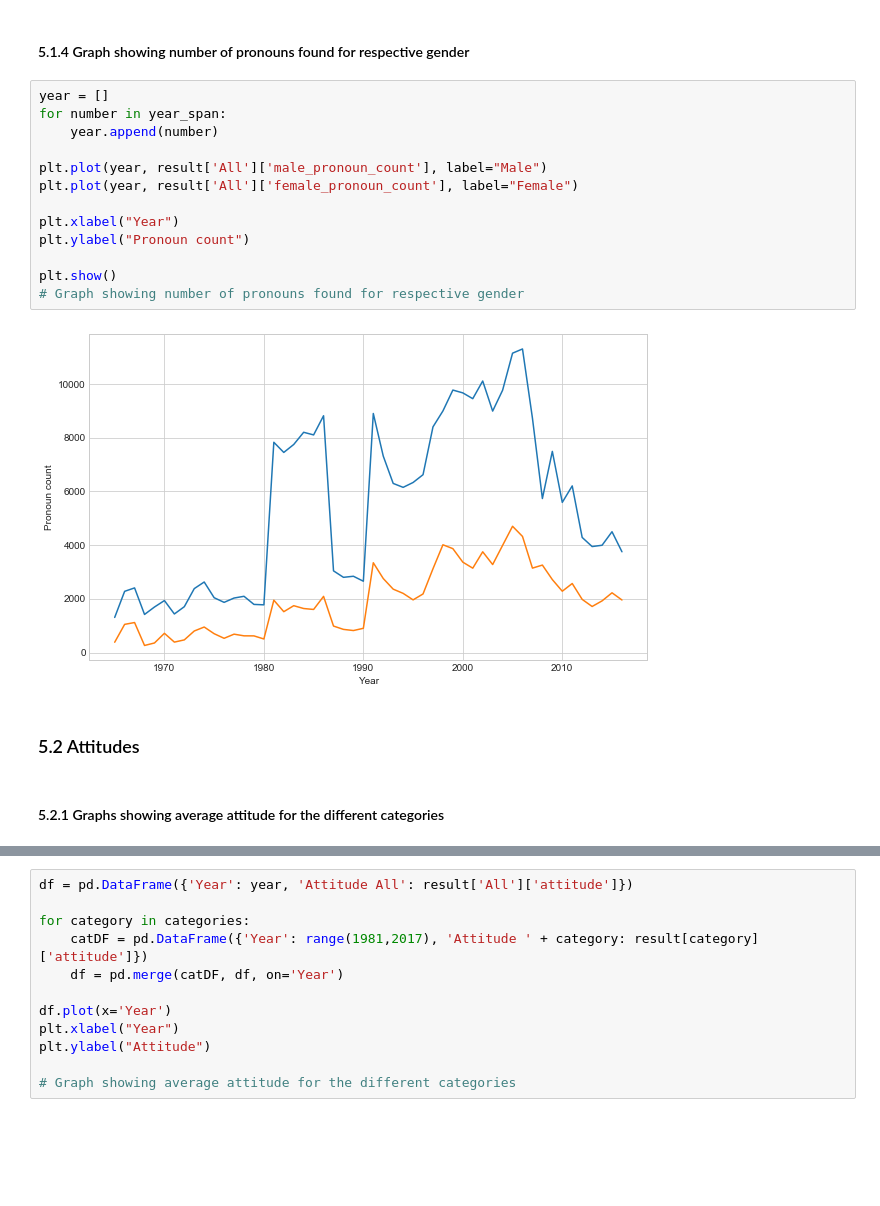
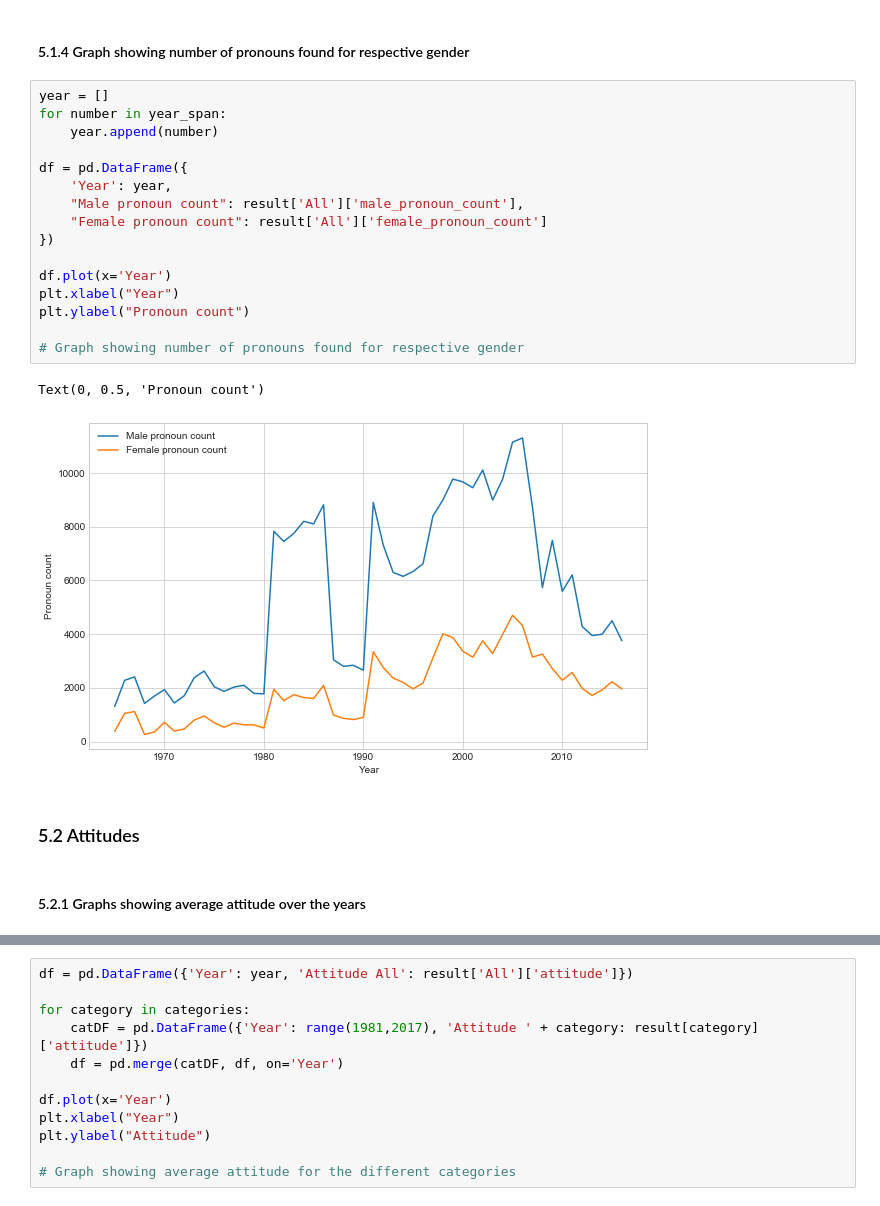
Before and after one commit to thejool/dataminingproject, a Jupyter notebook: Data-Mining-Project-latest.ipynb, the cells around one changed output, grey strips where cells are left out. Drawn from its saved outputs; the diff is of its cells as text; blank space fills up the shorter version.

```diff
--- a/Data-Mining-Project-latest.ipynb
+++ b/Data-Mining-Project-latest.ipynb
@@ -559,22 +570,26 @@ Business:
 # %%
 year = []
 for number in year_span:
     year.append(number)
 
-plt.plot(year, result['All']['male_pronoun_count'], label="Male")
-plt.plot(year, result['All']['female_pronoun_count'], label="Female")
+df = pd.DataFrame({
+    'Year': year,
+    "Male pronoun count": result['All']['male_pronoun_count'],
+    "Female pronoun count": result['All']['female_pronoun_count']
+})
 
+df.plot(x='Year')
 plt.xlabel("Year")
 plt.ylabel("Pronoun count")
 
-plt.show()
 # Graph showing number of pronouns found for respective gender
 # %% [output]
+Text(0, 0.5, 'Pronoun count')
-[figure, old version]
+[figure, new version]
 # %% [markdown]
 ### 5.2 Attitudes
 # %% [markdown]
-#### 5.2.1 Graphs showing average attitude for the different categories
+#### 5.2.1 Graphs showing average attitude over the years
 # %%
 df = pd.DataFrame({'year': year, 'Attitude All': result['All']['attitude']})
 df.plot(x='year')
```
Also changed, not shown: parts of 8 cells of this notebook.
